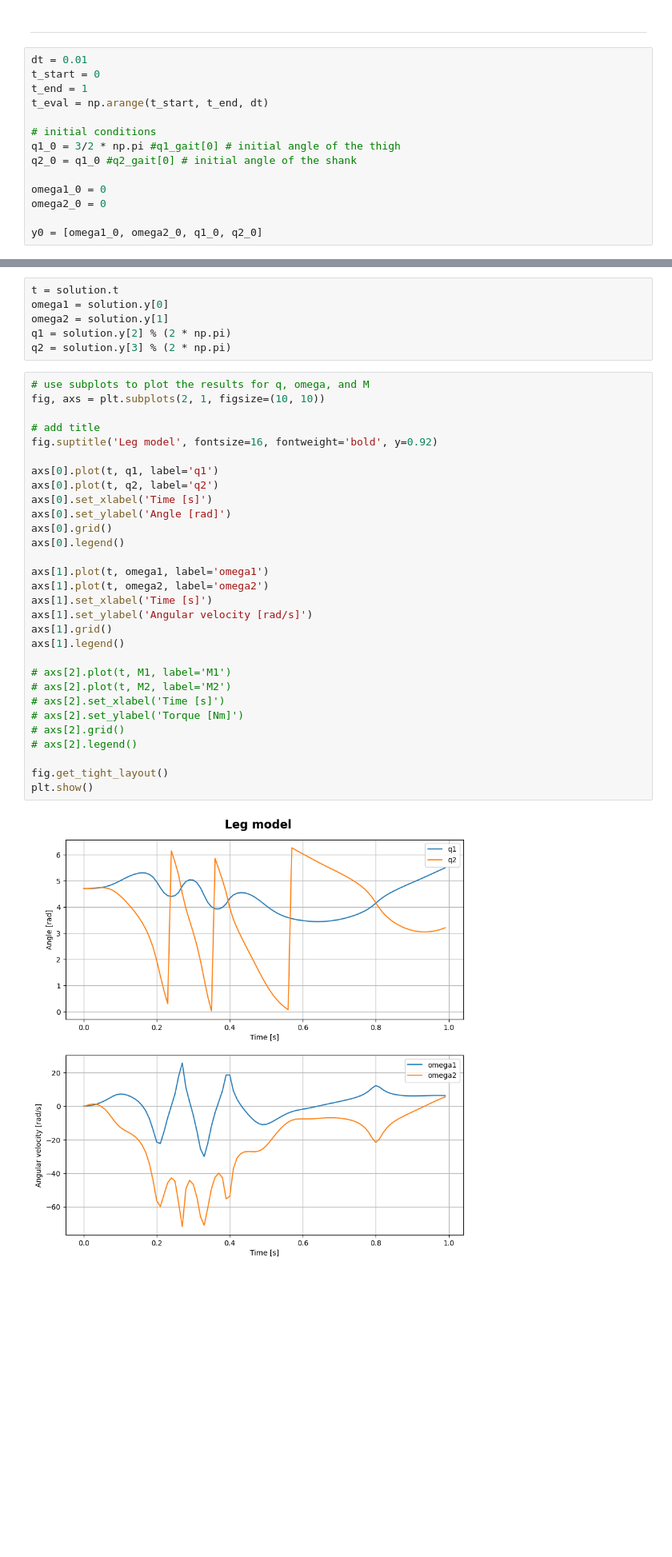
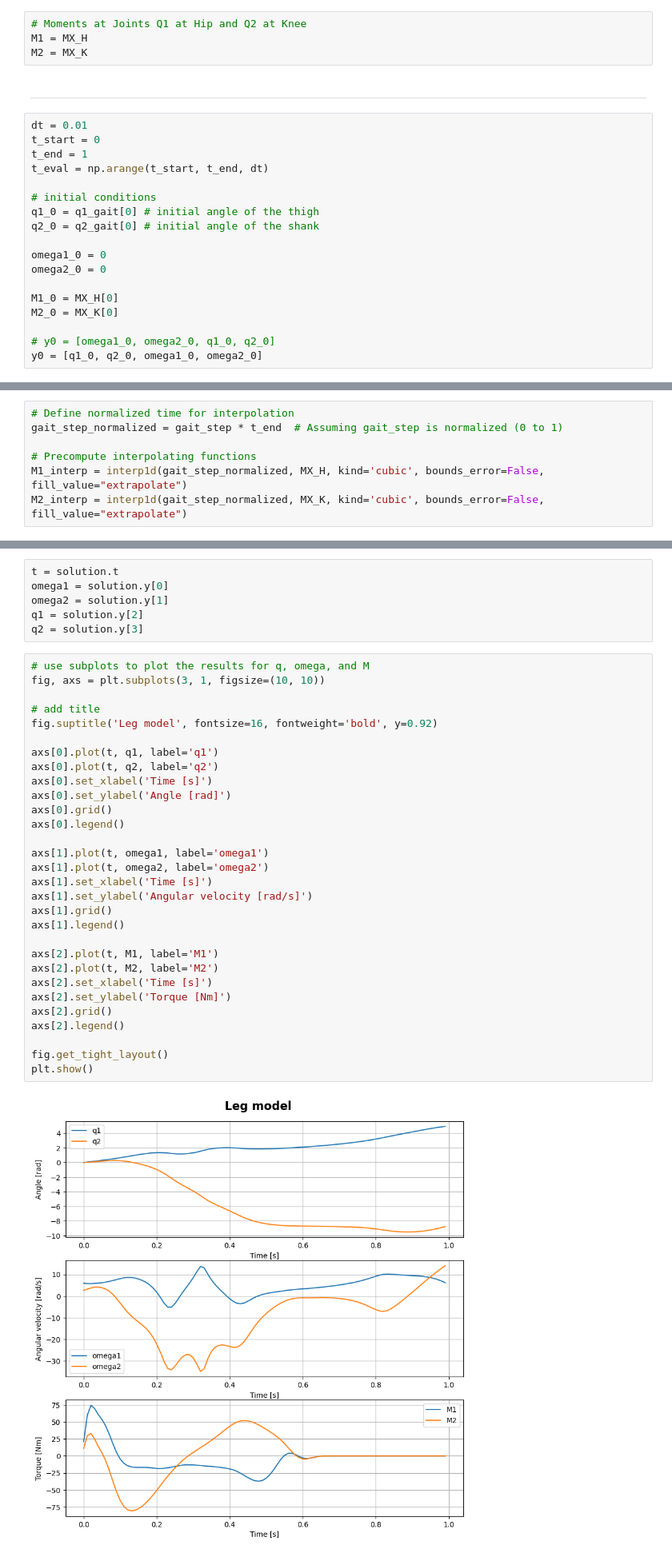
Before and after one commit to whichspaceiam/Computational_Bionics, a Jupyter notebook: Exercise_1/Task-1/Task1.ipynb, the cells around one changed output, grey strips where cells are left out. Shown at 80% size. Cells and saved outputs as stored; diff of their text form; blank space fills up the shorter version.

```diff
--- a/Exercise_1/Task-1/Task1.ipynb
+++ b/Exercise_1/Task-1/Task1.ipynb
@@ -306,3 +335,7 @@ q2_gait = np.deg2rad(np.array(gait_data["Flex_Ext_K[deg]"]))
+# %%
+# Moments at Joints Q1 at Hip and Q2 at Knee
+M1 = MX_H
+M2 = MX_K
 # %% [markdown]
 --------------------------
 # %%
@@ -312,17 +345,28 @@ t_end = 1
 t_eval = np.arange(t_start, t_end, dt)
 
 # initial conditions
-q1_0 = 3/2 * np.pi #q1_gait[0] # initial angle of the thigh
-q2_0 = q1_0 #q2_gait[0] # initial angle of the shank
+q1_0 = q1_gait[0] # initial angle of the thigh
+q2_0 = q2_gait[0] # initial angle of the shank
 
 omega1_0 = 0
 omega2_0 = 0
 
-y0 = [omega1_0, omega2_0, q1_0, q2_0]
+M1_0 = MX_H[0]
+M2_0 = MX_K[0]
+
+# y0 = [omega1_0, omega2_0, q1_0, q2_0]
+y0 = [q1_0, q2_0, omega1_0, omega2_0]
 # %%
 # Precompute interpolating functions for M1 and M2
 M1_interp = interp1d(gait_step, MX_H, kind='cubic', fill_value='extrapolate')
 M2_interp = interp1d(gait_step, MX_K, kind='cubic', fill_value='extrapolate')
+# %%
+# Define normalized time for interpolation
+gait_step_normalized = gait_step * t_end  # Assuming gait_step is normalized (0 to 1)
+
+# Precompute interpolating functions
+M1_interp = interp1d(gait_step_normalized, MX_H, kind='cubic', bounds_error=False, fill_value="extrapolate")
+M2_interp = interp1d(gait_step_normalized, MX_K, kind='cubic', bounds_error=False, fill_value="extrapolate")
 # %%
 # Define the function for the ODE solver
 def leg_model(t, y):
@@ -345,37 +389,37 @@ solution = solve_ivp(leg_model, (t_start, t_end), y0, t_eval=t_eval, method='RK4
 t = solution.t
 omega1 = solution.y[0]
 omega2 = solution.y[1]
-q1 = solution.y[2] % (2 * np.pi)
-q2 = solution.y[3] % (2 * np.pi)
+q1 = solution.y[2]
+q2 = solution.y[3]
 # %%
 # use subplots to plot the results for q, omega, and M
-fig, axs = plt.subplots(2, 1, figsize=(10, 10))
+fig, axs = plt.subplots(3, 1, figsize=(10, 10))
 
 # add title
 fig.suptitle('Leg model', fontsize=16, fontweight='bold', y=0.92)
 
 axs[0].plot(t, q1, label='q1')
 axs[0].plot(t, q2, label='q2')
 axs[0].set_xlabel('Time [s]')
 axs[0].set_ylabel('Angle [rad]')
 axs[0].grid()
 axs[0].legend()
 
 axs[1].plot(t, omega1, label='omega1')
 axs[1].plot(t, omega2, label='omega2')
 axs[1].set_xlabel('Time [s]')
 axs[1].set_ylabel('Angular velocity [rad/s]')
 axs[1].grid()
 axs[1].legend()
 
-# axs[2].plot(t, M1, label='M1')
-# axs[2].plot(t, M2, label='M2')
-# axs[2].set_xlabel('Time [s]')
-# axs[2].set_ylabel('Torque [Nm]')
-# axs[2].grid()
-# axs[2].legend()
+axs[2].plot(t, M1, label='M1')
+axs[2].plot(t, M2, label='M2')
+axs[2].set_xlabel('Time [s]')
+axs[2].set_ylabel('Torque [Nm]')
+axs[2].grid()
+axs[2].legend()
 
 fig.get_tight_layout()
 plt.show()
 # %% [output]
-[figure, old version]
+[figure, new version]
```
Also changed, not shown: parts of 17 cells of this notebook, 6 other files.
